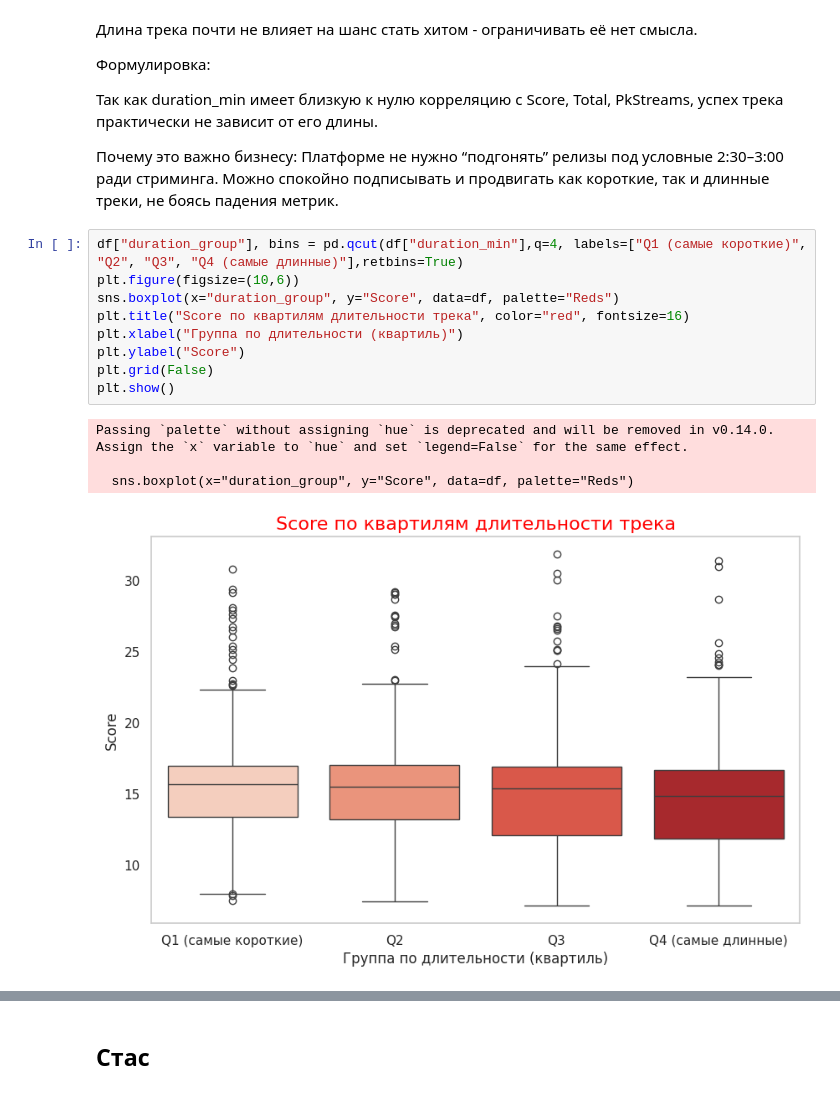
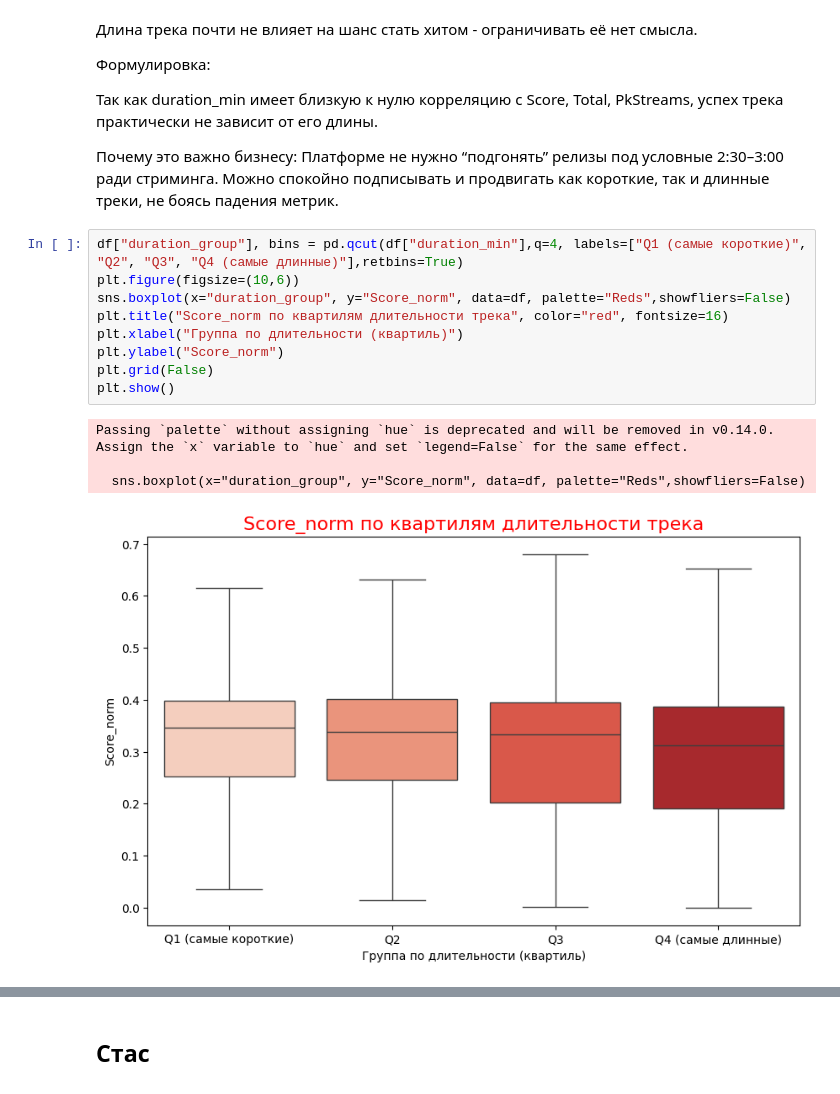
Before and after one commit to MatveiMatiukhin/Gp2_python, a Jupyter notebook: src/EDA/EDA.ipynb, the cells around one changed output, grey strips where cells are left out. Drawn from its saved outputs; the diff is of its cells as text.

```diff
--- a/src/EDA/EDA.ipynb
+++ b/src/EDA/EDA.ipynb
@@ -206,16 +208,16 @@ plt.show()
 # %%
 df["duration_group"], bins = pd.qcut(df["duration_min"],q=4, labels=["Q1 (самые короткие)", "Q2", "Q3", "Q4 (самые длинные)"],retbins=True)
 plt.figure(figsize=(10,6))
-sns.boxplot(x="duration_group", y="Score", data=df, palette="Reds")
-plt.title("Score по квартилям длительности трека", color="red", fontsize=16)
+sns.boxplot(x="duration_group", y="Score_norm", data=df, palette="Reds",showfliers=False)
+plt.title("Score_norm по квартилям длительности трека", color="red", fontsize=16)
 plt.xlabel("Группа по длительности (квартиль)")
-plt.ylabel("Score")
+plt.ylabel("Score_norm")
 plt.grid(False)
 plt.show()
 # %% [output]
 Passing `palette` without assigning `hue` is deprecated and will be removed in v0.14.0. Assign the `x` variable to `hue` and set `legend=False` for the same effect.
 
-  sns.boxplot(x="duration_group", y="Score", data=df, palette="Reds")
+  sns.boxplot(x="duration_group", y="Score_norm", data=df, palette="Reds",showfliers=False)
-[figure, old version]
+[figure, new version]
 # %%
 print("Границы квартилей (мин):", np.round(bins, 2))
```
Also changed, not shown: parts of 11 cells of this notebook.
